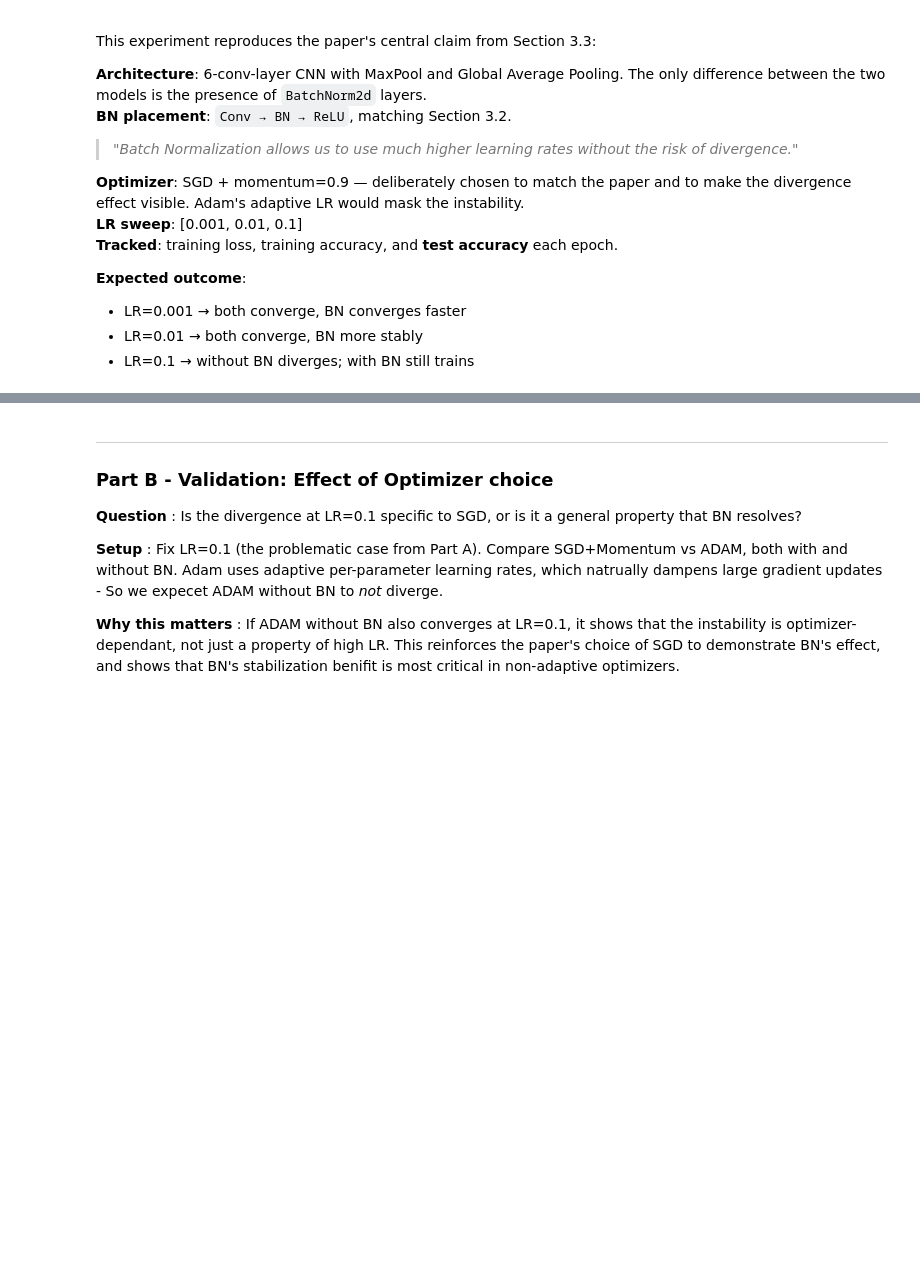
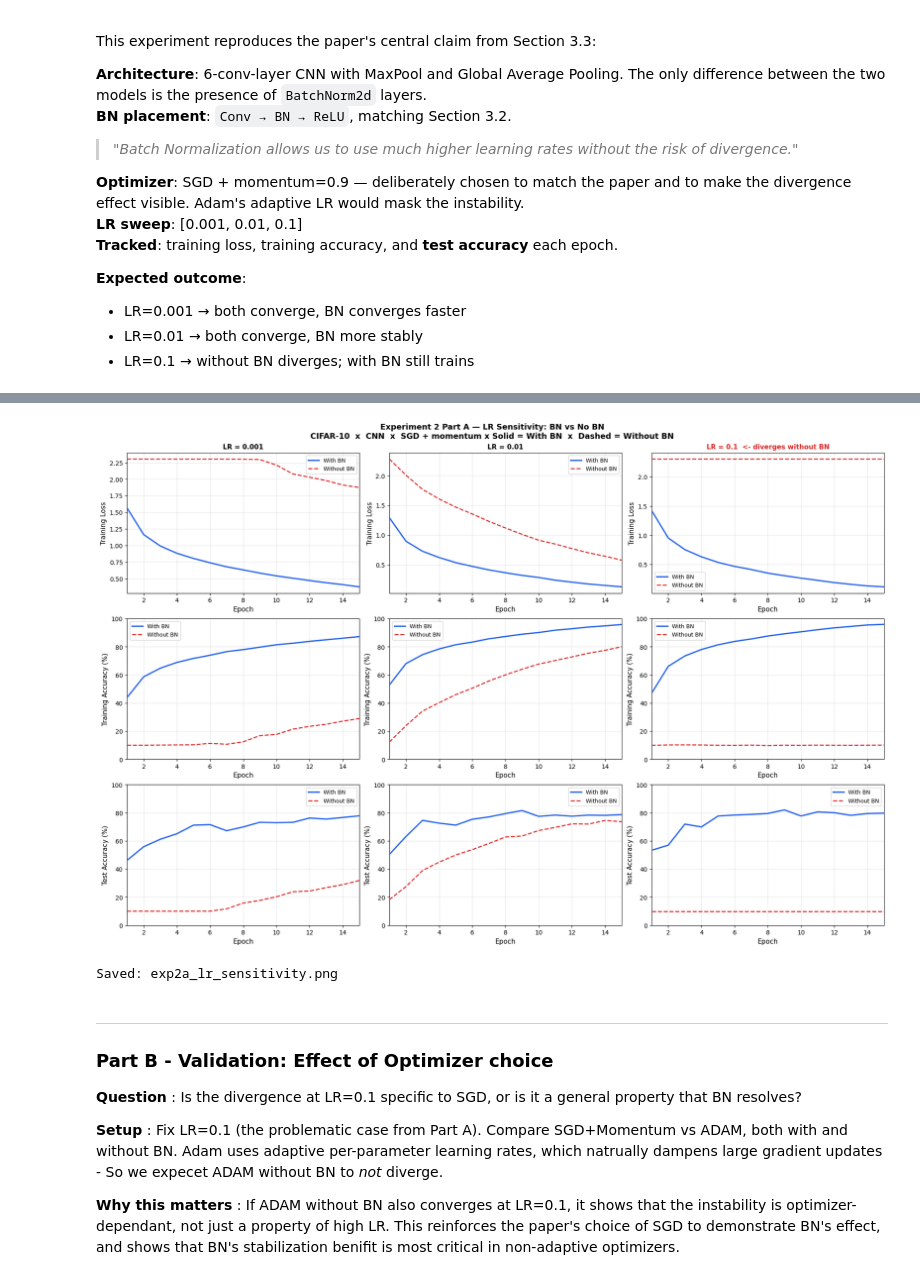
Before and after one commit to Killinwraith/BatchNormalization-ReduceInternalCovariateShift, a Jupyter notebook: ECE447_BatchNormalization_Reproductions.ipynb, the cells around one changed output, grey strips where cells are left out. Drawn from its saved outputs; the diff is of its cells as text; code cells hidden in the pictures; blank space fills up the shorter version.

```diff
--- a/ECE447_BatchNormalization_Reproductions.ipynb
+++ b/ECE447_BatchNormalization_Reproductions.ipynb
@@ -657,36 +657,36 @@ for col, lr in enumerate(LRS):
         color = COLOR_BN     if use_bn else COLOR_NO
         ls    = "-"          if use_bn else "--"
         lw    = 2.2          if use_bn else 1.8
         res   = exp2_results[lr][use_bn]
 
-        losses = exp2_results[lr][use_bn]["losses"]
-        accs   = [a * 100 for a in exp2_results[lr][use_bn]["accs"]]
-
         ax_loss.plot( EPOCHS, res["train_losses"],              color=color, ls=ls, lw=lw, label=label)
         ax_train.plot(EPOCHS, [a*100 for a in res["train_accs"]], color=color, ls=ls, lw=lw, label=label)
         ax_test.plot( EPOCHS, [a*100 for a in res["test_accs"]],  color=color, ls=ls, lw=lw, label=label)
 
     title_color  = "#DC2626" if lr == 0.1 else "black"
     title_suffix = "  <- diverges without BN" if lr == 0.1 else ""
     ax_loss.set_title(f"LR = {lr}{title_suffix}", fontsize=11, fontweight="bold", color=title_color)
 
 
     for ax in [ax_loss, ax_train, ax_test]:
         ax.set_xlabel("Epoch", fontsize=11)
         ax.legend(fontsize=9)
         ax.grid(True, alpha=0.3)
         ax.set_xlim(1, EXP2_PARAMS["num_epochs"])
 
     ax_loss.set_ylabel("Training Loss",         fontsize=11)
     ax_train.set_ylabel("Training Accuracy (%)", fontsize=11)
     ax_test.set_ylabel("Test Accuracy (%)",      fontsize=11)
 
     for ax in [ax_train, ax_test]:
         ax.set_ylim(0, 100)
 
 plt.savefig("exp2a_lr_sensitivity.png", dpi=150, bbox_inches="tight")
 plt.show()
 print("Saved: exp2a_lr_sensitivity.png")
+# %% [output]
+[figure, added]
+Saved: exp2a_lr_sensitivity.png
 # %% [markdown]
 ---
 
```
Also changed, not shown: parts of 3 cells of this notebook, 2 other files.
